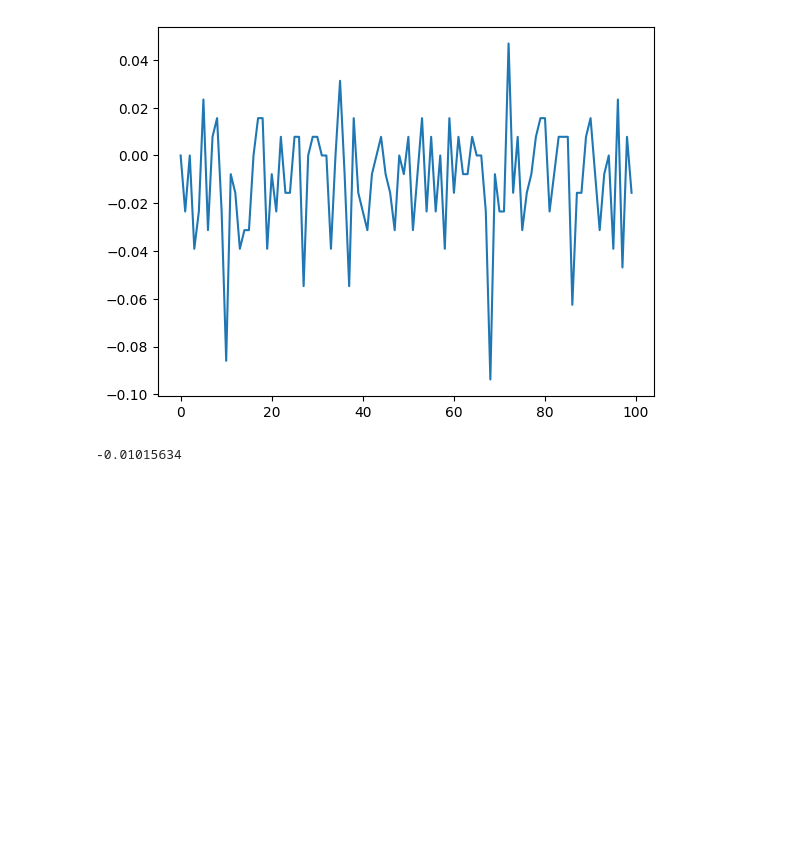
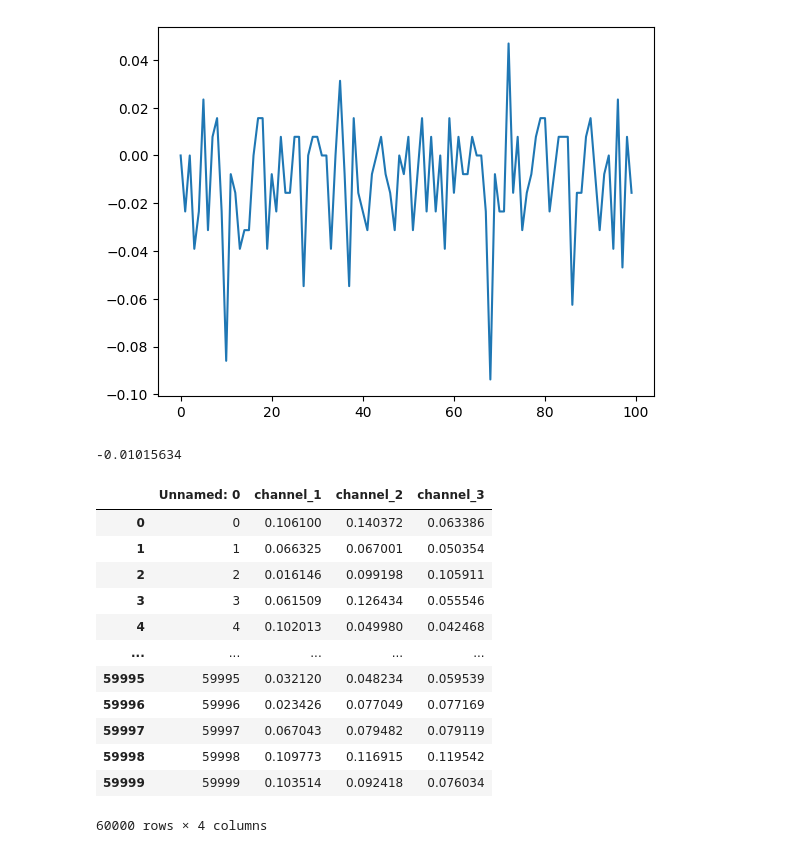
Before and after one commit to Raghav67816/NID-24, a Jupyter notebook: Signals Analysis.ipynb, the cells around one changed output. Saved outputs shown, nothing was run; the diff lists cells and outputs as text; code cells hidden in the pictures; blank space fills up the shorter version.

```diff
--- a/Signals Analysis.ipynb
+++ b/Signals Analysis.ipynb
@@ -55,3 +55,23 @@ mean = np.mean(y_trim)
 print(mean)
 # %% [output]
 -0.01015634
+# %%
+# Loading synthetic data
+from os import getcwd
+
+df = pd.read_csv("/mnt/Sector16/nid24/nsys/synthetic_data/{10}.csv")
+df
+# %% [output]
+|  | Unnamed: 0 | channel_1 | channel_2 | channel_3 |
+| 0 | 0 | 0.106100 | 0.140372 | 0.063386 |
+| 1 | 1 | 0.066325 | 0.067001 | 0.050354 |
+| 2 | 2 | 0.016146 | 0.099198 | 0.105911 |
+| 3 | 3 | 0.061509 | 0.126434 | 0.055546 |
+| 4 | 4 | 0.102013 | 0.049980 | 0.042468 |
+| ... | ... | ... | ... | ... |
+| 59995 | 59995 | 0.032120 | 0.048234 | 0.059539 |
+| 59996 | 59996 | 0.023426 | 0.077049 | 0.077169 |
+| 59997 | 59997 | 0.067043 | 0.079482 | 0.079119 |
+| 59998 | 59998 | 0.109773 | 0.116915 | 0.119542 |
+| 59999 | 59999 | 0.103514 | 0.092418 | 0.076034 |
+60000 rows × 4 columns
```
Also changed, not shown: parts of 1 cell of this notebook, 13 other files.
